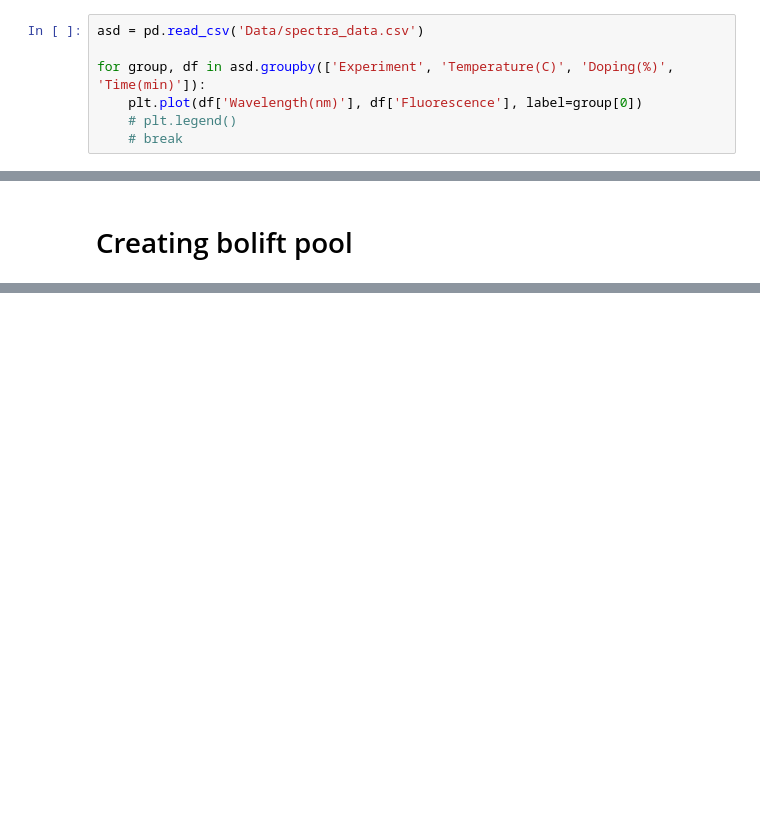
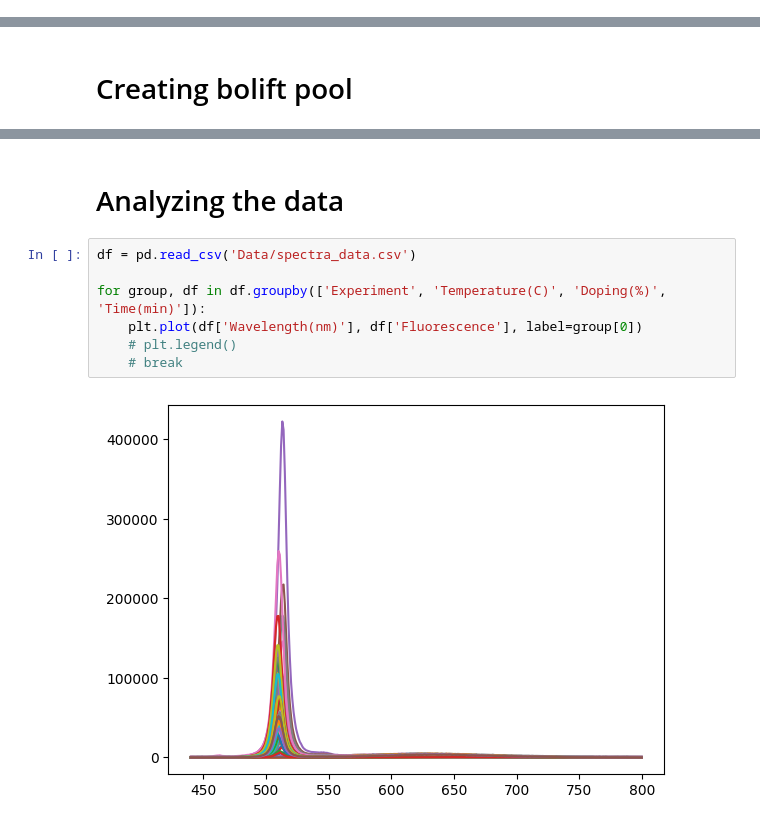
Before and after one commit to maykcaldas/BioNano-DOE, a Jupyter notebook: AgML/process_data.ipynb, the cells around one changed output, grey strips where cells are left out. Cells and saved outputs as stored; diff of their text form; blank space fills up the shorter version.

Commit message:
updated data for AgML

```diff
--- a/AgML/process_data.ipynb
+++ b/AgML/process_data.ipynb
@@ -157,10 +147,3 @@ with open('Data/spectra_data.csv', 'w') as output:
                 for xi, yi, norm_yi in zip(x, y, norm_y):
                     new_line = props + [xi, yi, norm_yi]
                     output.write(','.join([str(p) for p in new_line]) + '\n')
-# %%
-asd = pd.read_csv('Data/spectra_data.csv')
-
-for group, df in asd.groupby(['Experiment', 'Temperature(C)', 'Doping(%)', 'Time(min)']):
-    plt.plot(df['Wavelength(nm)'], df['Fluorescence'], label=group[0])
-    # plt.legend()
-    # break
@@ -230,0 +216,11 @@ cloudpickle.dump(pool, open('Data/pool.pkl', 'wb'))
+# %% [markdown]
+# Analyzing the data
+# %%
+df = pd.read_csv('Data/spectra_data.csv')
+
+for group, df in df.groupby(['Experiment', 'Temperature(C)', 'Doping(%)', 'Time(min)']):
+    plt.plot(df['Wavelength(nm)'], df['Fluorescence'], label=group[0])
+    # plt.legend()
+    # break
+# %% [output]
+[figure, added]
```
Also changed, not shown: parts of 7 cells of this notebook, 9 other files.
